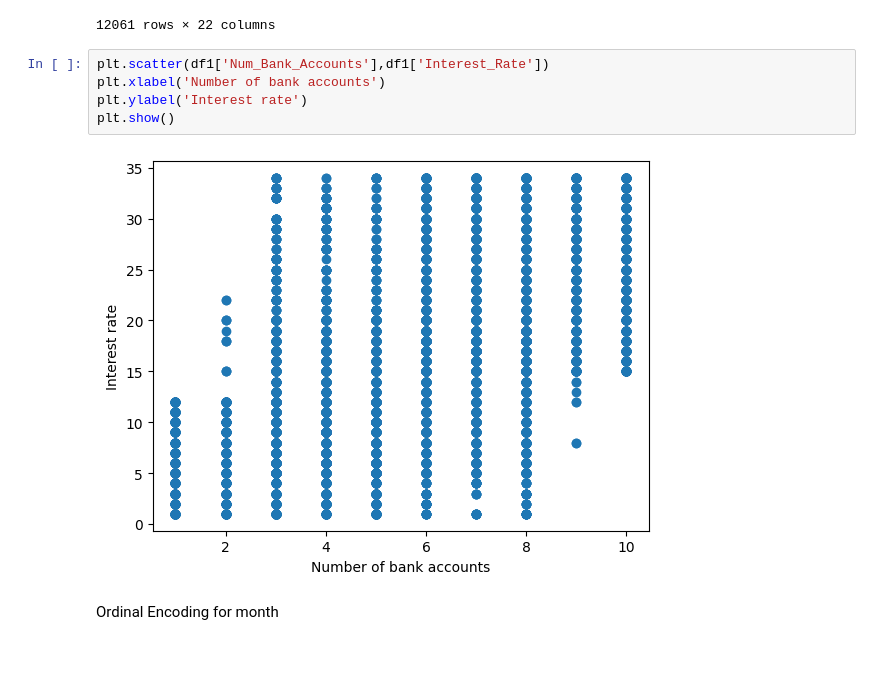
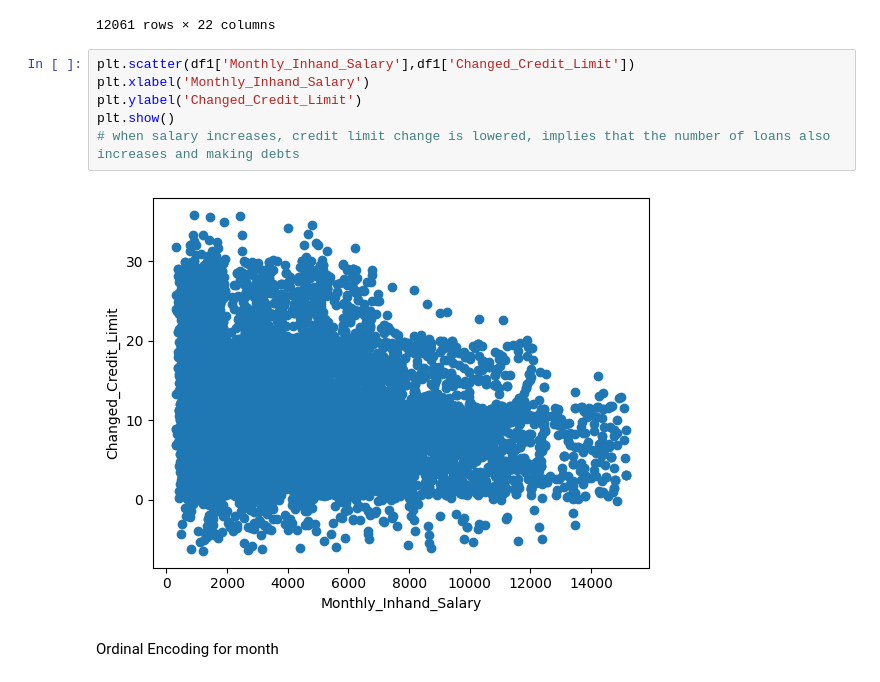
Before and after one commit to Anson369/Credit-card-status-prediction, a Jupyter notebook: credit_score.ipynb, the cells around one changed output. Saved outputs shown, nothing was run; the diff lists cells and outputs as text; blank space fills up the shorter version.

```diff
--- a/credit_score.ipynb
+++ b/credit_score.ipynb
@@ -405,12 +409,13 @@ df1
 | 49997 | October | 25.0 | Mechanic | 39628.99 | 3359.415833 | 4 | 6 | ... |
 12061 rows × 22 columns
 # %%
-plt.scatter(df1['Num_Bank_Accounts'],df1['Interest_Rate'])
-plt.xlabel('Number of bank accounts')
-plt.ylabel('Interest rate')
+plt.scatter(df1['Monthly_Inhand_Salary'],df1['Changed_Credit_Limit'])
+plt.xlabel('Monthly_Inhand_Salary')
+plt.ylabel('Changed_Credit_Limit')
 plt.show()
+# when salary increases, credit limit change is lowered, implies that the number of loans also increases and making debts
 # %% [output]
-[figure, old version]
+[figure, new version]
 # %% [markdown]
 Ordinal Encoding for month
 # %%
```
Also changed, not shown: parts of 7 cells of this notebook, 2 other files.
